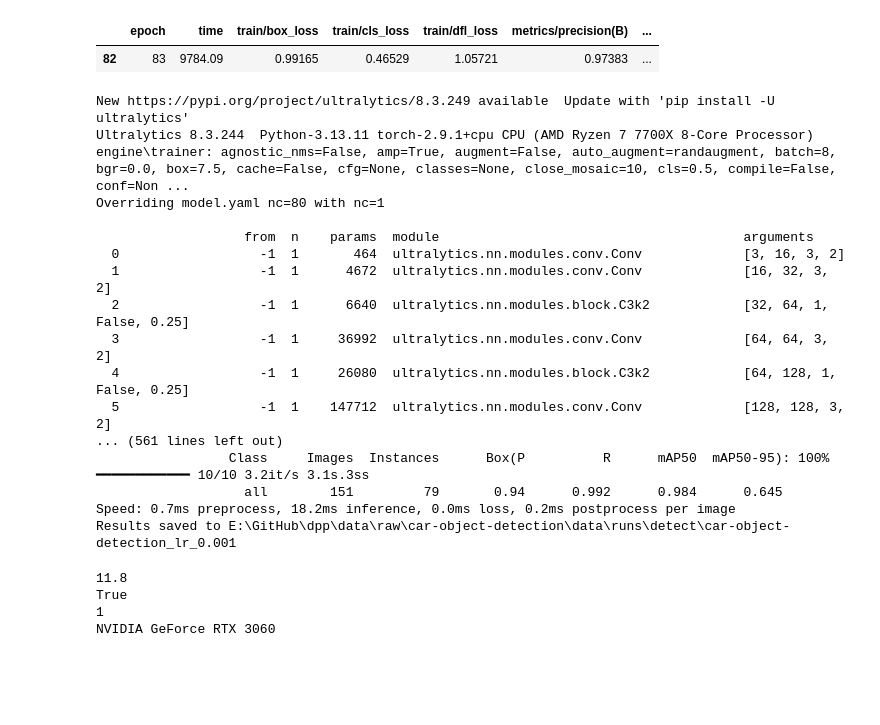
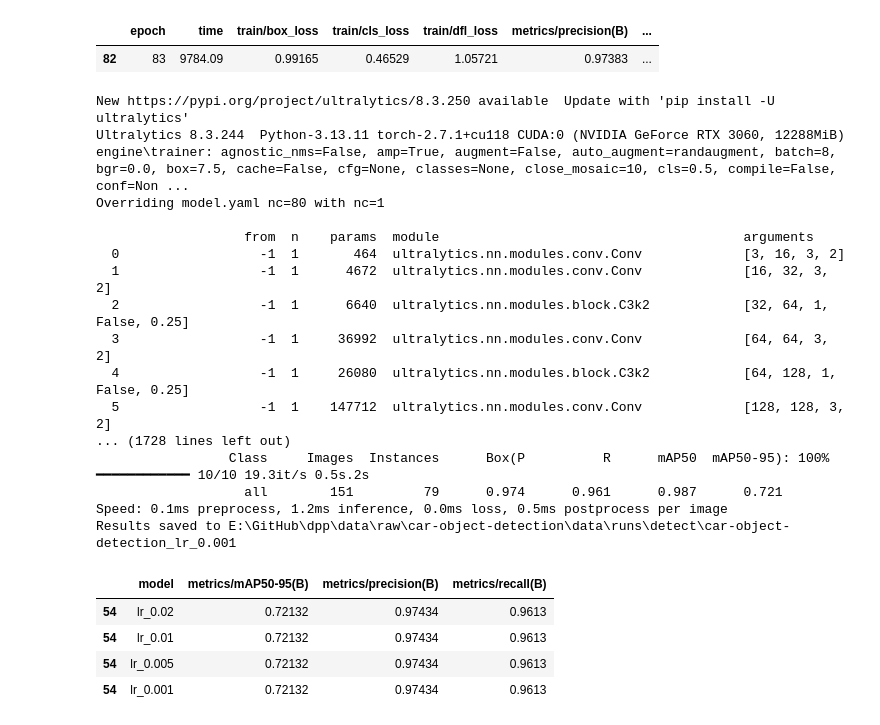
Before and after one commit to SenchouKouri/dpp, a Jupyter notebook: notebooks/main.ipynb, the cells around one changed output. Cells and saved outputs as stored; diff of their text form; code cells hidden in the pictures; blank space fills up the shorter version.

```diff
--- a/notebooks/main.ipynb
+++ b/notebooks/main.ipynb
@@ -287,7 +287,7 @@ base_results.loc[base_results['metrics/mAP50-95(B)'] == base_results['metrics/mA
 # %%
 from ultralytics import YOLO
 
-lr_list = [0.02, 0.005, 0.001]
+lr_list = [0.02, 0.01, 0.005, 0.001]
 
 for lr in lr_list:
     model = YOLO('yolo11n.pt')
@@ -297,15 +297,15 @@ for lr in lr_list:
                 imgsz=640,
                 batch=8,
                 lr0=lr,
-                device='cpu',
+                device=0,
                 name=f'{dataset_name}_lr_{lr}',
                 project=f'../data/raw/{dataset_name}/data/runs/detect',
                 verbose=False,
-                patience=10
+                patience=20
     )
 # %% [output]
-New https://pypi.org/project/ultralytics/8.3.249 available  Update with 'pip install -U ultralytics'
-Ultralytics 8.3.244  Python-3.13.11 torch-2.9.1+cpu CPU (AMD Ryzen 7 7700X 8-Core Processor)
+New https://pypi.org/project/ultralytics/8.3.250 available  Update with 'pip install -U ultralytics'
+Ultralytics 8.3.244  Python-3.13.11 torch-2.7.1+cu118 CUDA:0 (NVIDIA GeForce RTX 3060, 12288MiB)
 engine\trainer: agnostic_nms=False, amp=True, augment=False, auto_augment=randaugment, batch=8, bgr=0.0, box=7.5, cache=False, cfg=None, classes=None, close_mosaic=10, cls=0.5, compile=False, conf=Non ...
 Overriding model.yaml nc=80 with nc=1
 
@@ -316,19 +316,33 @@ Overriding model.yaml nc=80 with nc=1
   3                  -1  1     36992  ultralytics.nn.modules.conv.Conv             [64, 64, 3, 2]
   4                  -1  1     26080  ultralytics.nn.modules.block.C3k2            [64, 128, 1, False, 0.25]
   5                  -1  1    147712  ultralytics.nn.modules.conv.Conv             [128, 128, 3, 2]
-... (561 lines left out)
-                 Class     Images  Instances      Box(P          R      mAP50  mAP50-95): 100% ━━━━━━━━━━━━ 10/10 3.2it/s 3.1s.3ss
-                   all        151         79       0.94      0.992      0.984      0.645
-Speed: 0.7ms preprocess, 18.2ms inference, 0.0ms loss, 0.2ms postprocess per image
+... (1728 lines left out)
+                 Class     Images  Instances      Box(P          R      mAP50  mAP50-95): 100% ━━━━━━━━━━━━ 10/10 19.3it/s 0.5s.2s
+                   all        151         79      0.974      0.961      0.987      0.721
+Speed: 0.1ms preprocess, 1.2ms inference, 0.0ms loss, 0.5ms postprocess per image
 Results saved to E:\GitHub\dpp\data\raw\car-object-detection\data\runs\detect\car-object-detection_lr_0.001
-# %%
-import torch
-print(torch.version.cuda)
-print(torch.cuda.is_available())
-print(torch.cuda.device_count())
-print(torch.cuda.get_device_name(0))
-# %% [output]
-11.8
-True
-1
-NVIDIA GeForce RTX 3060
+# %%
+import os
+
+best_epochs = []
+
+run_dir = f'../data/raw/{dataset_name}/data/runs/detect'
+
+lr = [0.02, 0.01, 0.005, 0.001]
+
+for run in lr:
+    result_path = os.path.join(run_dir, f'{dataset_name}_lr_{run}/results.csv')
+    df = pd.read_csv(result_path)
+    best_row = df.loc[df['metrics/mAP50-95(B)'].idxmax()].copy()
+    best_row['model'] = os.path.basename(f'lr_{run}')
+    best_epochs.append(best_row)
+
+df_lr = pd.DataFrame(best_epochs)
+
+df_lr[['model', 'metrics/mAP50-95(B)', 'metrics/precision(B)', 'metrics/recall(B)']].sort_values('metrics/mAP50-95(B)', ascending=False)
+# %% [output]
+|  | model | metrics/mAP50-95(B) | metrics/precision(B) | metrics/recall(B) |
+| 54 | lr_0.02 | 0.72132 | 0.97434 | 0.9613 |
+| 54 | lr_0.01 | 0.72132 | 0.97434 | 0.9613 |
+| 54 | lr_0.005 | 0.72132 | 0.97434 | 0.9613 |
+| 54 | lr_0.001 | 0.72132 | 0.97434 | 0.9613 |
```
Also changed, not shown: parts of 1 cell of this notebook.
